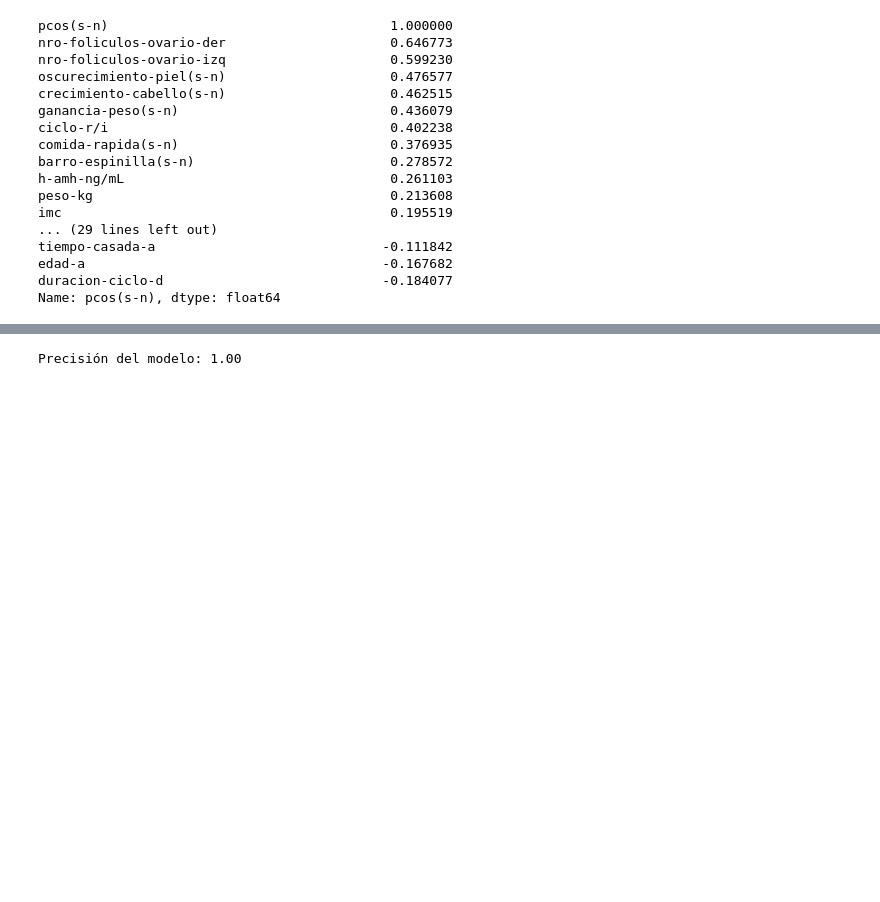
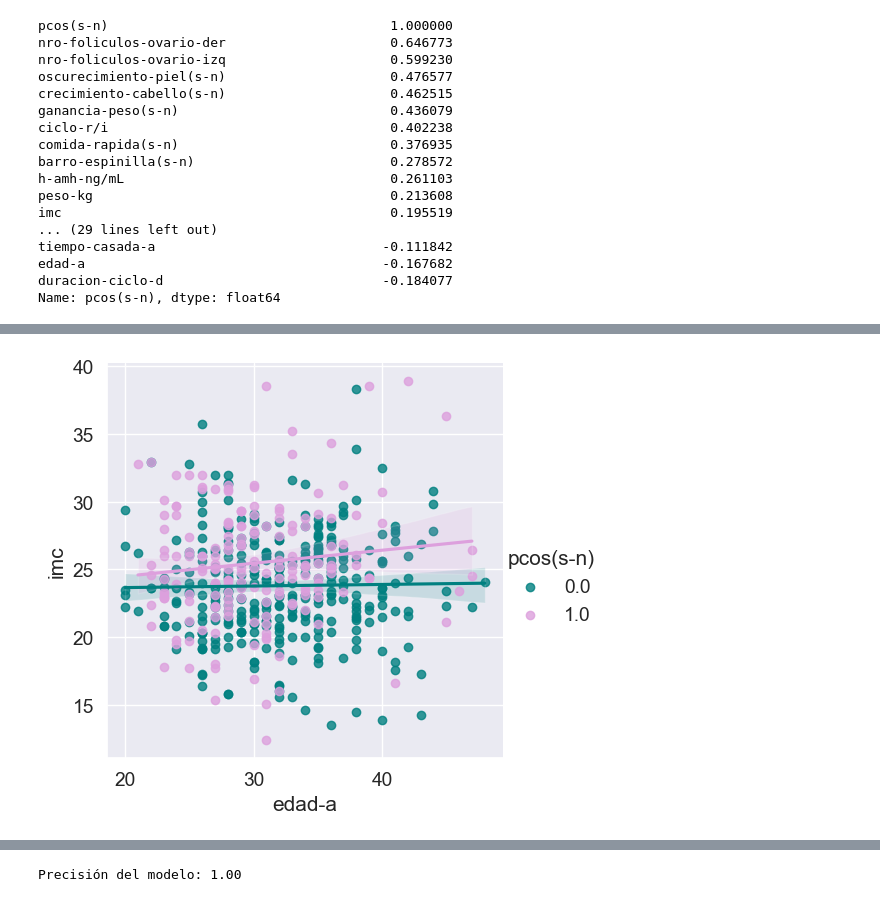
Before and after one commit to armandoordonez/eda_couse, a Jupyter notebook: Proyecto-Final-FabianSF.ipynb, the cells around one changed output, grey strips where cells are left out. Saved outputs shown, nothing was run; the diff lists cells and outputs as text; code cells hidden in the pictures; blank space fills up the shorter version.

```diff
--- a/Proyecto-Final-FabianSF.ipynb
+++ b/Proyecto-Final-FabianSF.ipynb
@@ -573,0 +600,6 @@ sns.heatmap(corrmat,cmap="Pastel1", square=True);
+# %%
+# Patrón de aumento de peso (IMC) a lo largo de los años en pacientes con pcos y normal.
+figura14= sns.lmplot(data =df,x="edad-a",y="imc", hue="pcos(s-n)", palette= color )
+plt.show(figura14)
+# %% [output]
+[figure, added]
```
Also changed, not shown: parts of 15 cells of this notebook.
